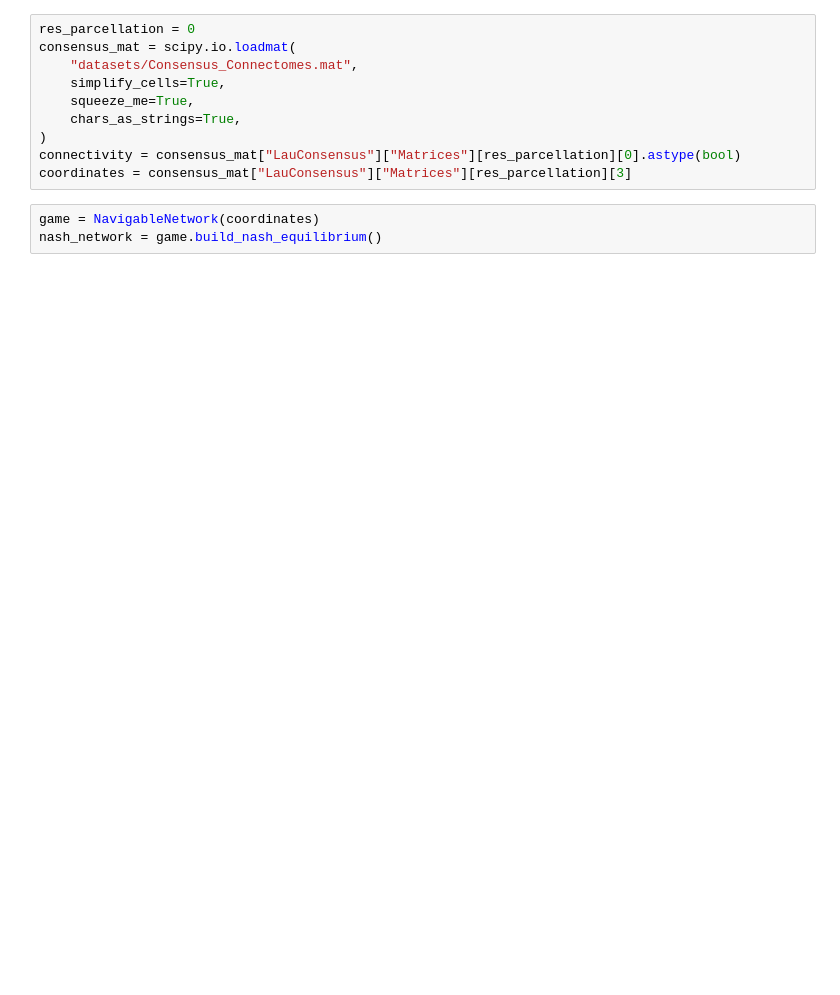
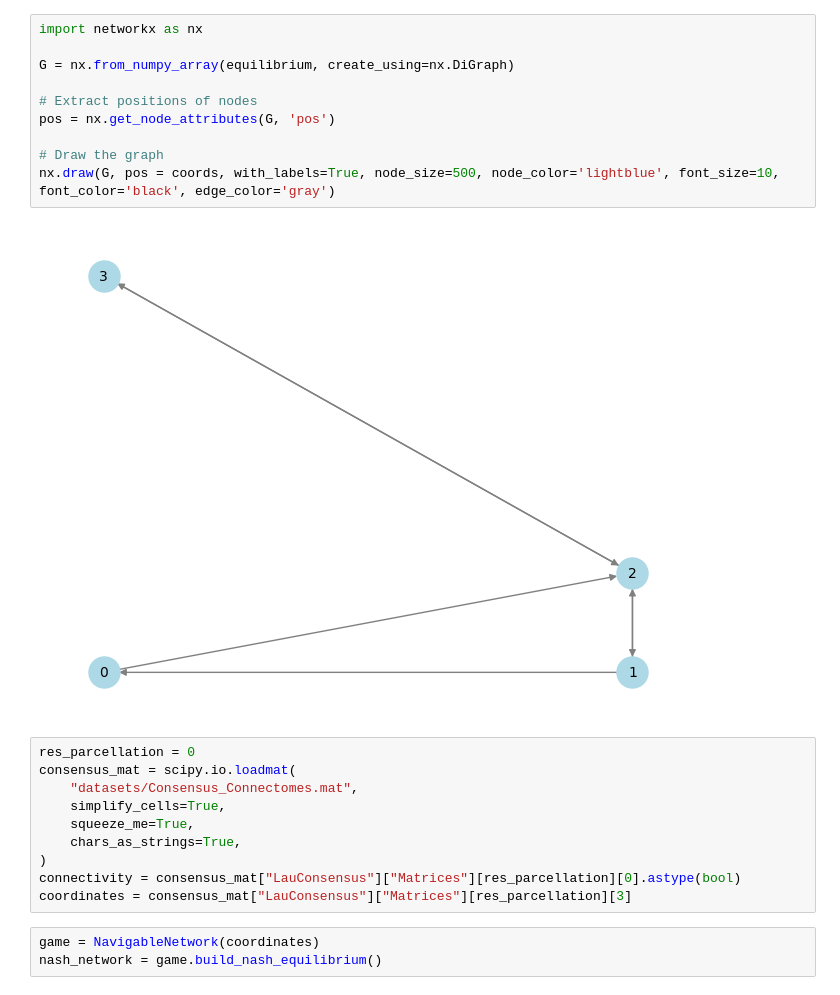
Before and after one commit to kuffmode/Optimal_networks, a Jupyter notebook: playground.ipynb, the cells around one changed output. Drawn from its saved outputs; the diff is of its cells as text; blank space fills up the shorter version.

```diff
--- a/playground.ipynb
+++ b/playground.ipynb
@@ -5,3 +44,15 @@ import seaborn as sns
+# %%
+import networkx as nx
+
+G = nx.from_numpy_array(equilibrium, create_using=nx.DiGraph)
+
+# Extract positions of nodes
+pos = nx.get_node_attributes(G, 'pos')
+
+# Draw the graph
+nx.draw(G, pos = coords, with_labels=True, node_size=500, node_color='lightblue', font_size=10, font_color='black', edge_color='gray')
+# %% [output]
+[figure, added]
 # %%
 res_parcellation = 0
 consensus_mat = scipy.io.loadmat(
```
Also changed, not shown: parts of 24 cells of this notebook, 1 other file.
